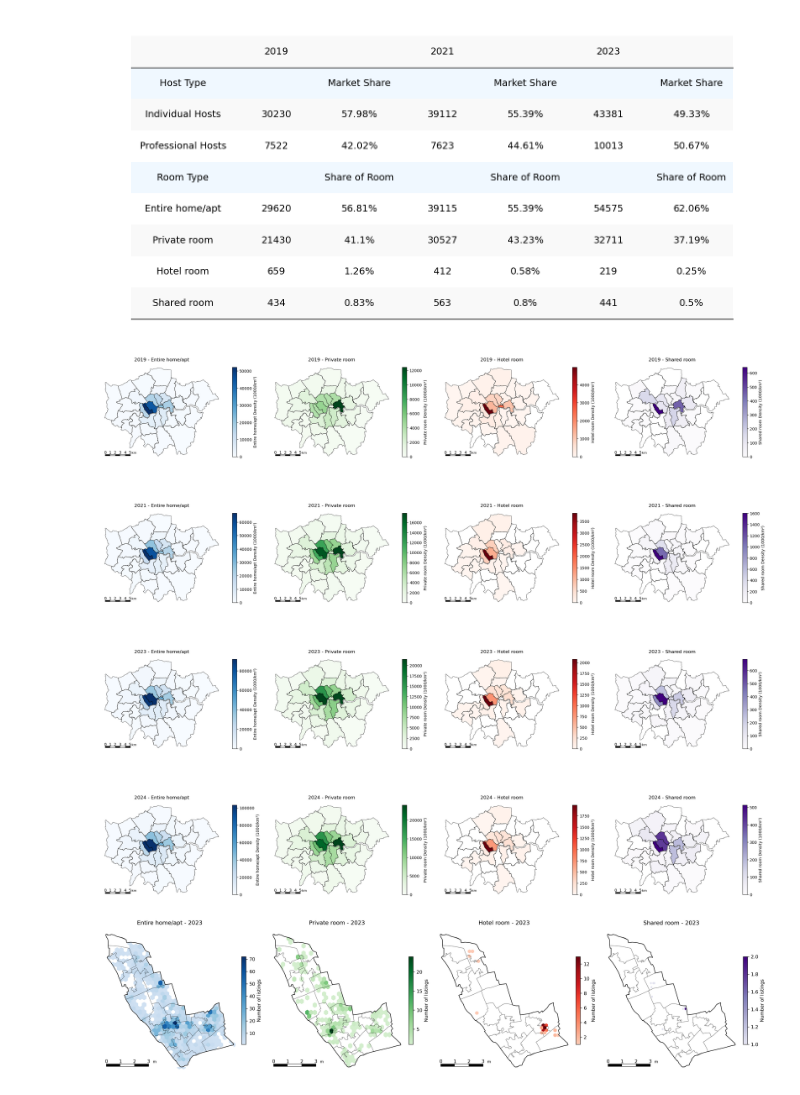
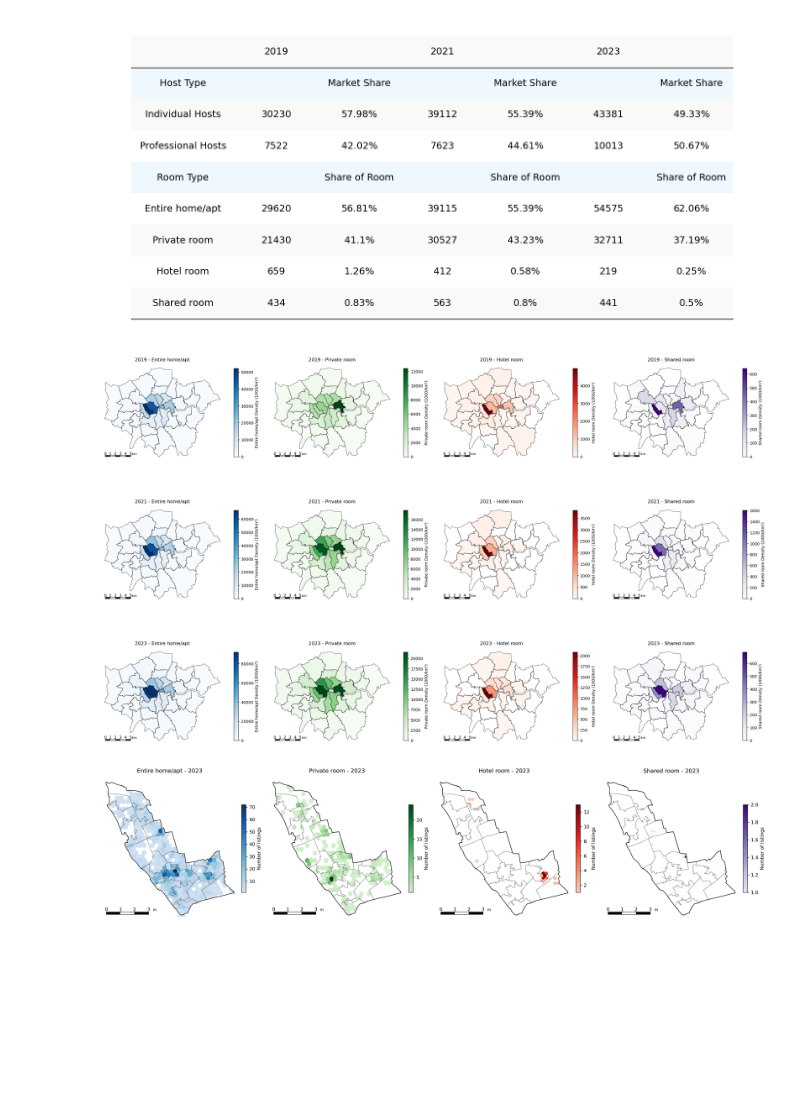
Before and after one commit to ukilay/PANA-FSDS-GROUP, a Jupyter notebook: final_code.ipynb, the cells around one changed output. Drawn from its saved outputs; the diff is of its cells as text; code cells hidden in the pictures; blank space fills up the shorter version.

```diff
--- a/final_code.ipynb
+++ b/final_code.ipynb
@@ -379,7 +379,7 @@ plt.show()
 # %% [output]
 [figure]
 # %%
-# Figure 2: Professional Host Density by Room Type in London (2019, 2021, 2023)
+# Figure 3: Professional Host Density by Room Type in London (2019, 2021, 2023)
 boroughs["area_km2"] = (
     boroughs["geometry"].to_crs(epsg=3395).area / 1e6
 )  # Calculate the area of each borough
@@ -393,6 +393,10 @@ columns_needed = [
     "room_type",
 ]
 host_data = all_data[columns_needed].dropna()
+
+# Filter data for target years
+target_years = [2019, 2021, 2023]
+host_data = host_data[host_data["year"].isin(target_years)]
 
 # Add Host type
 host_data["host_type"] = host_data["calculated_host_listings_count"].apply(
@@ -460,34 +464,34 @@ def plot_combined_professional_density(
             )
             ax.set_title(f"{year} - {room_type}", fontsize=12)
             ax.axis("off")
             add_scale_bar(
                 ax,
                 scale_bar_start=0.05,
                 scale_bar_length=0.2,
                 scale_bar_y=0.05,
                 scale_bar_thickness=600,
                 scale_unit="km",
                 labels_interval=1,
             )
 
     # Set overall title
     #plt.suptitle(title, fontsize=18, y=0.95)
     plt.tight_layout(rect=[0, 0, 1, 0.92])
     plt.savefig(output_file, dpi=300)
     plt.show()
 
 
 # Draw the density distribution map of professional hosts.
 plot_combined_professional_density(
     data_geo,
     years,
     room_types,
     "Professional Host Density by Room Type in London (2016-2024)",
     "combined_professional_host_density.png",
     boroughs,
 )
 # %% [output]
-[figure, old version]
+[figure, new version]
 # %%
 # Figure 3: Professional Host Density by Room Type in Kensington and Chelsea (2023)
 # Filter the sub-borought of "Kensington and Chelsea"
```
